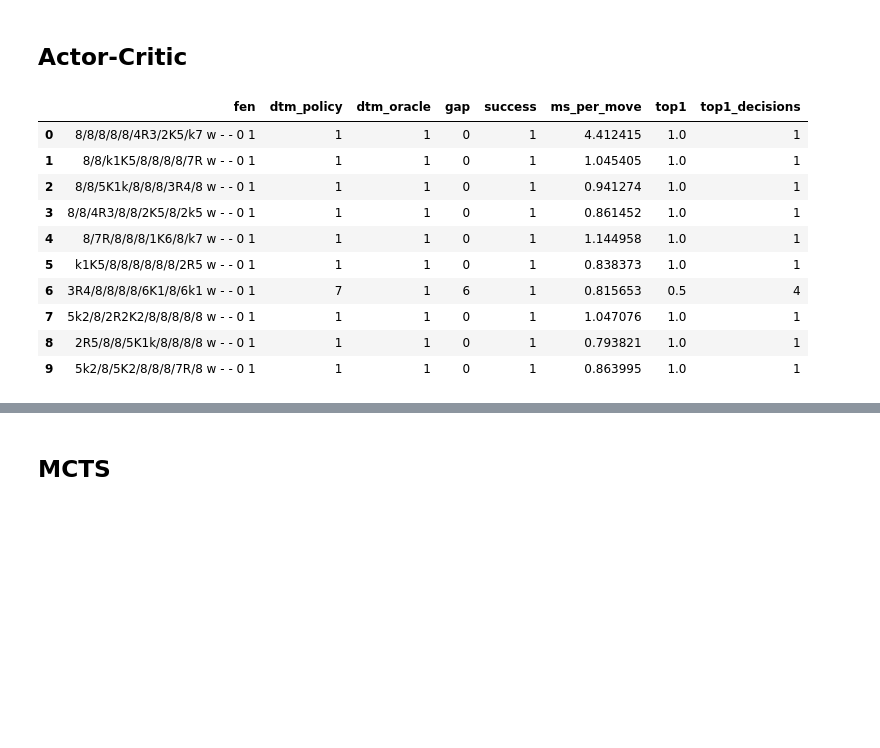
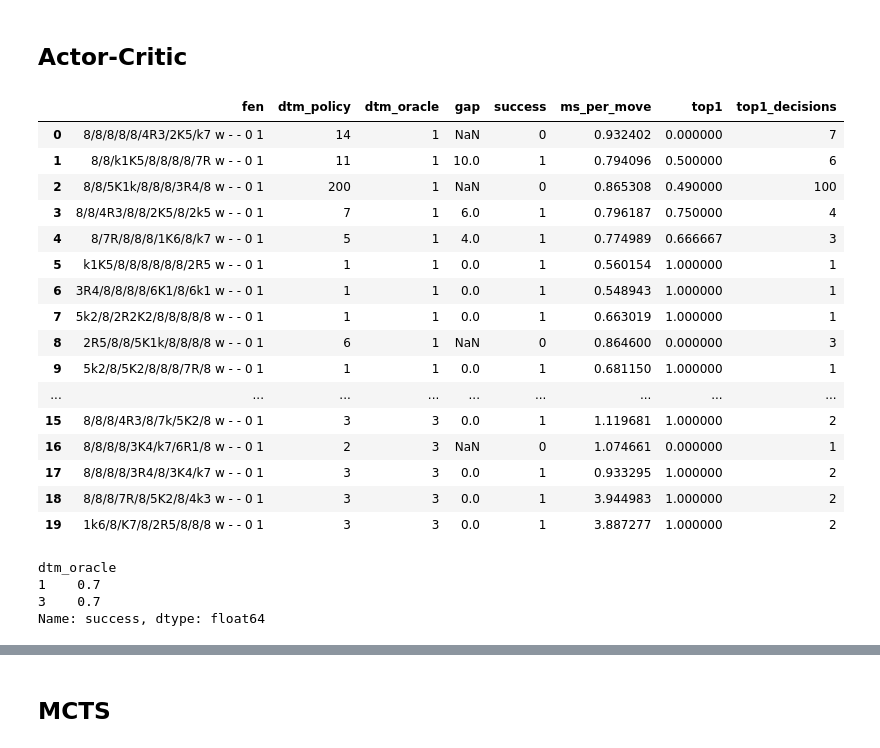
Before and after one commit to giovanni-lucarelli/chess, a Jupyter notebook: results.ipynb, the cells around one changed output, grey strips where cells are left out. Cells and saved outputs as stored; diff of their text form; code cells hidden in the pictures; blank space fills up the shorter version.

```diff
--- a/results.ipynb
+++ b/results.ipynb
@@ -414,31 +415,44 @@ plt.show()
 # %%
 AC_PATH = "./python/chessrl/algorithms/actor_critic2/output/"
 tb = SyzygyDefender(TB_PATH)
 ac_move_fn = policy_mlp_move_from_checkpoint(
-    AC_PATH + "actor_critic2_model_dtz1.pth",
+    AC_PATH + "actor_critic2_model_dtz3.pth",
     defender=tb,
     device=torch.device("cpu"),
     greedy=True
 )
 
 df = evaluate(
     move_fn=ac_move_fn,
     defender=tb,
-    fens=fens[:10],
+    fens=fens[:20],
     dtm_oracle=dtm_oracle,
     optimal_moves=opt_moves
 )
 
 df
 # %% [output]
 |  | fen | dtm_policy | dtm_oracle | gap | success | ms_per_move | top1 | top1_decisions |
-| 0 | 8/8/8/8/8/4R3/2K5/k7 w - - 0 1 | 1 | 1 | 0 | 1 | 4.412415 | 1.0 | 1 |
-| 1 | 8/8/k1K5/8/8/8/8/7R w - - 0 1 | 1 | 1 | 0 | 1 | 1.045405 | 1.0 | 1 |
-| 2 | 8/8/5K1k/8/8/8/3R4/8 w - - 0 1 | 1 | 1 | 0 | 1 | 0.941274 | 1.0 | 1 |
-| 3 | 8/8/4R3/8/8/2K5/8/2k5 w - - 0 1 | 1 | 1 | 0 | 1 | 0.861452 | 1.0 | 1 |
-| 4 | 8/7R/8/8/8/1K6/8/k7 w - - 0 1 | 1 | 1 | 0 | 1 | 1.144958 | 1.0 | 1 |
-| 5 | k1K5/8/8/8/8/8/8/2R5 w - - 0 1 | 1 | 1 | 0 | 1 | 0.838373 | 1.0 | 1 |
-| 6 | 3R4/8/8/8/8/6K1/8/6k1 w - - 0 1 | 7 | 1 | 6 | 1 | 0.815653 | 0.5 | 4 |
-| 7 | 5k2/8/2R2K2/8/8/8/8/8 w - - 0 1 | 1 | 1 | 0 | 1 | 1.047076 | 1.0 | 1 |
-| 8 | 2R5/8/8/5K1k/8/8/8/8 w - - 0 1 | 1 | 1 | 0 | 1 | 0.793821 | 1.0 | 1 |
-| 9 | 5k2/8/5K2/8/8/8/7R/8 w - - 0 1 | 1 | 1 | 0 | 1 | 0.863995 | 1.0 | 1 |
+| 0 | 8/8/8/8/8/4R3/2K5/k7 w - - 0 1 | 14 | 1 | NaN | 0 | 0.932402 | 0.000000 | 7 |
+| 1 | 8/8/k1K5/8/8/8/8/7R w - - 0 1 | 11 | 1 | 10.0 | 1 | 0.794096 | 0.500000 | 6 |
+| 2 | 8/8/5K1k/8/8/8/3R4/8 w - - 0 1 | 200 | 1 | NaN | 0 | 0.865308 | 0.490000 | 100 |
+| 3 | 8/8/4R3/8/8/2K5/8/2k5 w - - 0 1 | 7 | 1 | 6.0 | 1 | 0.796187 | 0.750000 | 4 |
+| 4 | 8/7R/8/8/8/1K6/8/k7 w - - 0 1 | 5 | 1 | 4.0 | 1 | 0.774989 | 0.666667 | 3 |
+| 5 | k1K5/8/8/8/8/8/8/2R5 w - - 0 1 | 1 | 1 | 0.0 | 1 | 0.560154 | 1.000000 | 1 |
+| 6 | 3R4/8/8/8/8/6K1/8/6k1 w - - 0 1 | 1 | 1 | 0.0 | 1 | 0.548943 | 1.000000 | 1 |
+| 7 | 5k2/8/2R2K2/8/8/8/8/8 w - - 0 1 | 1 | 1 | 0.0 | 1 | 0.663019 | 1.000000 | 1 |
+| 8 | 2R5/8/8/5K1k/8/8/8/8 w - - 0 1 | 6 | 1 | NaN | 0 | 0.864600 | 0.000000 | 3 |
+| 9 | 5k2/8/5K2/8/8/8/7R/8 w - - 0 1 | 1 | 1 | 0.0 | 1 | 0.681150 | 1.000000 | 1 |
+| ... | ... | ... | ... | ... | ... | ... | ... | ... |
+| 15 | 8/8/8/4R3/8/7k/5K2/8 w - - 0 1 | 3 | 3 | 0.0 | 1 | 1.119681 | 1.000000 | 2 |
+| 16 | 8/8/8/8/3K4/k7/6R1/8 w - - 0 1 | 2 | 3 | NaN | 0 | 1.074661 | 0.000000 | 1 |
+| 17 | 8/8/8/8/3R4/8/3K4/k7 w - - 0 1 | 3 | 3 | 0.0 | 1 | 0.933295 | 1.000000 | 2 |
+| 18 | 8/8/8/7R/8/5K2/8/4k3 w - - 0 1 | 3 | 3 | 0.0 | 1 | 3.944983 | 1.000000 | 2 |
+| 19 | 1k6/8/K7/8/2R5/8/8/8 w - - 0 1 | 3 | 3 | 0.0 | 1 | 3.887277 | 1.000000 | 2 |
+# %%
+df.groupby('dtm_oracle')['success'].mean()
+# %% [output]
+dtm_oracle
+1    0.7
+3    0.7
+Name: success, dtype: float64
```
Also changed, not shown: parts of 7 cells of this notebook, 2 other files.
